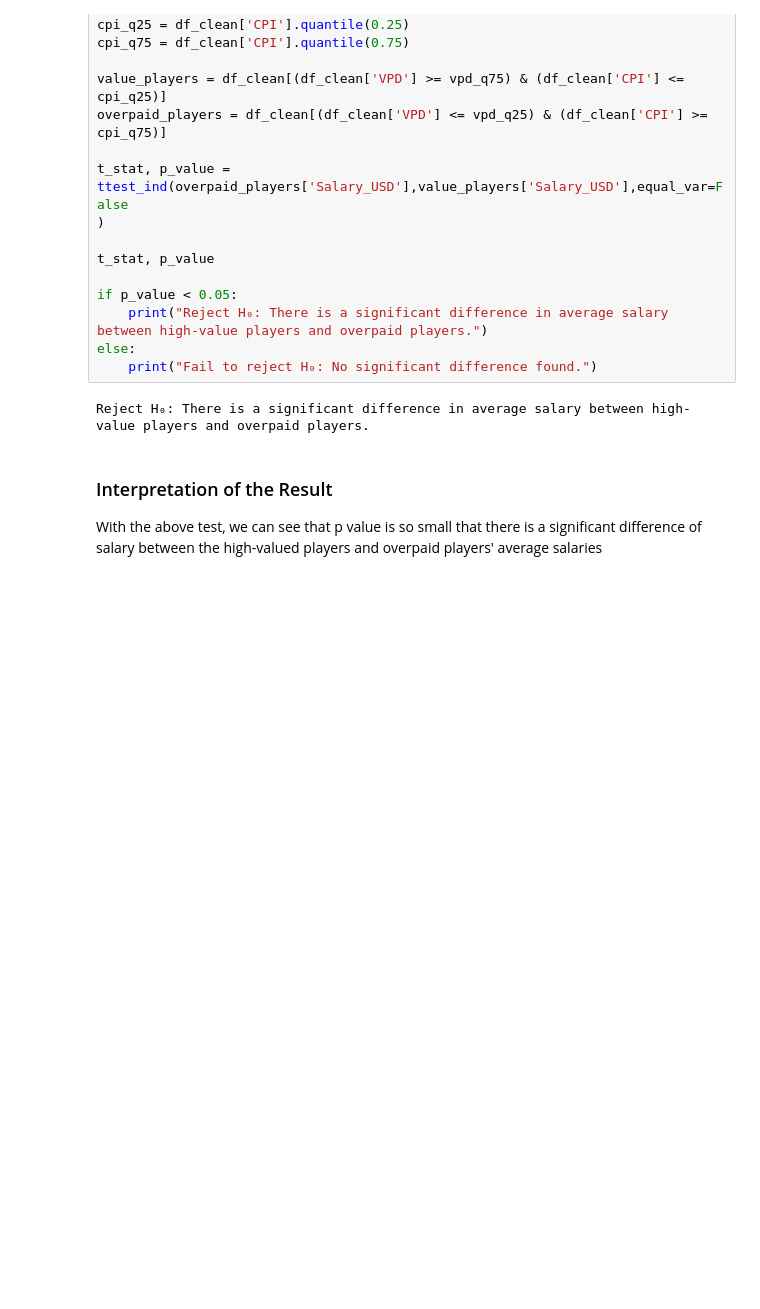
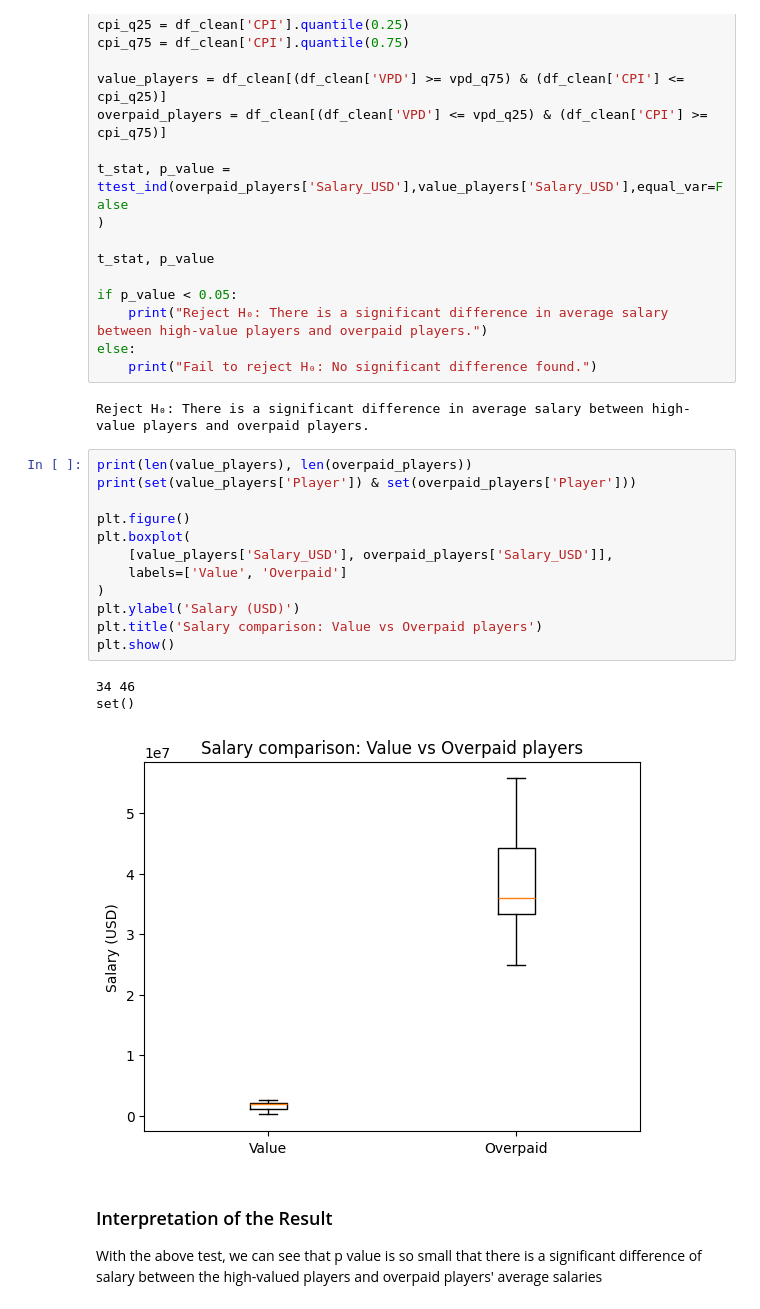
Before and after one commit to eksubasi/DSA210, a Jupyter notebook: eda.ipynb, the cells around one changed output. Cells and saved outputs as stored; diff of their text form; blank space fills up the shorter version.

```diff
--- a/analysis.ipynb
+++ b/eda.ipynb
@@ -165,6 +165,22 @@ else:
     print("Fail to reject H₀: No significant difference found.")
 # %% [output]
 Reject H₀: There is a significant difference in average salary between high-value players and overpaid players.
+# %%
+print(len(value_players), len(overpaid_players))
+print(set(value_players['Player']) & set(overpaid_players['Player']))
+
+plt.figure()
+plt.boxplot(
+    [value_players['Salary_USD'], overpaid_players['Salary_USD']],
+    labels=['Value', 'Overpaid']
+)
+plt.ylabel('Salary (USD)')
+plt.title('Salary comparison: Value vs Overpaid players')
+plt.show()
+# %% [output]
+34 46
+set()
+[figure, added]
 # %% [markdown]
 ### Interpretation of the Result
 
```
